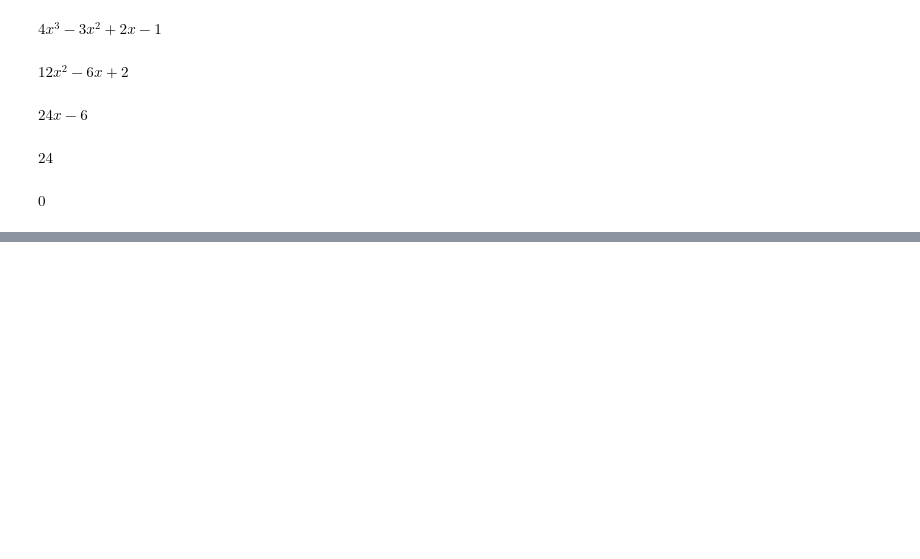
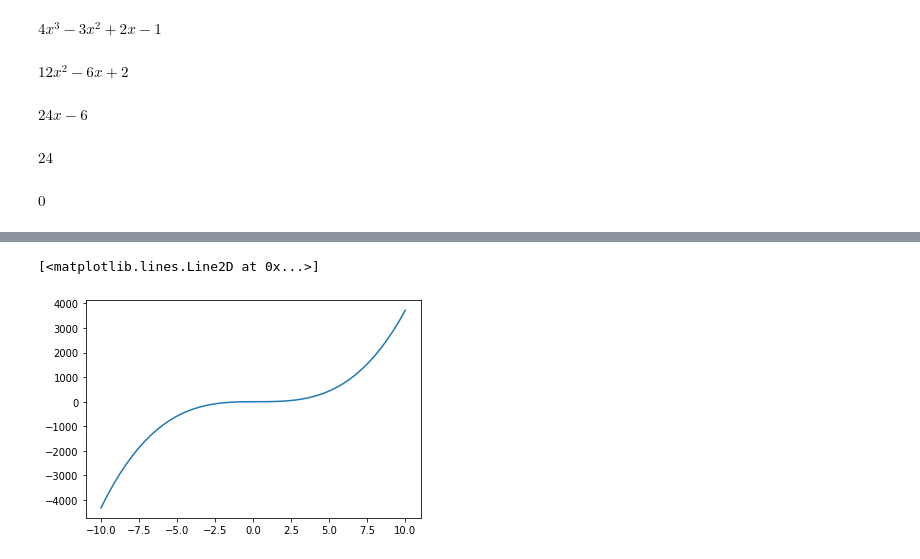
Before and after one commit to Resti000/learning_journal, a Jupyter notebook: h8dsft_Calculus1.ipynb, the cells around one changed output, grey strips where cells are left out. Drawn from its saved outputs; the diff is of its cells as text; code cells hidden in the pictures; blank space fills up the shorter version.

```diff
--- a/h8dsft_Calculus1.ipynb
+++ b/h8dsft_Calculus1.ipynb
@@ -57,0 +99,2 @@ $\displaystyle 0$
+# %%
+Y_2 = 4*X**3 - 3*X**2 +2*X - 1
@@ -57,0 +124,5 @@ $\displaystyle 0$
+# %%
+plt.plot(X,Y_2)
+# %% [output]
+[<matplotlib.lines.Line2D at 0x...>]
+[figure, added]
```
Also changed, not shown: parts of 8 cells of this notebook.
